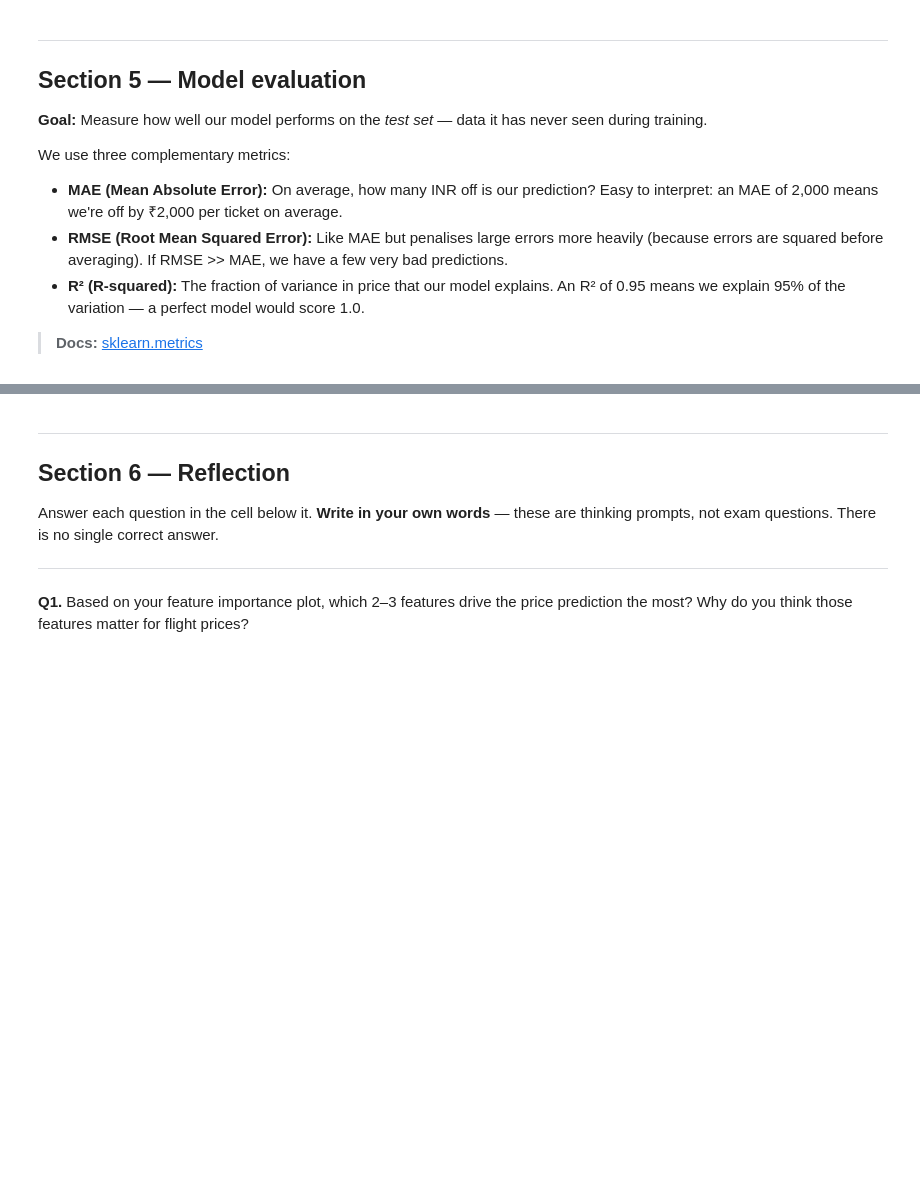
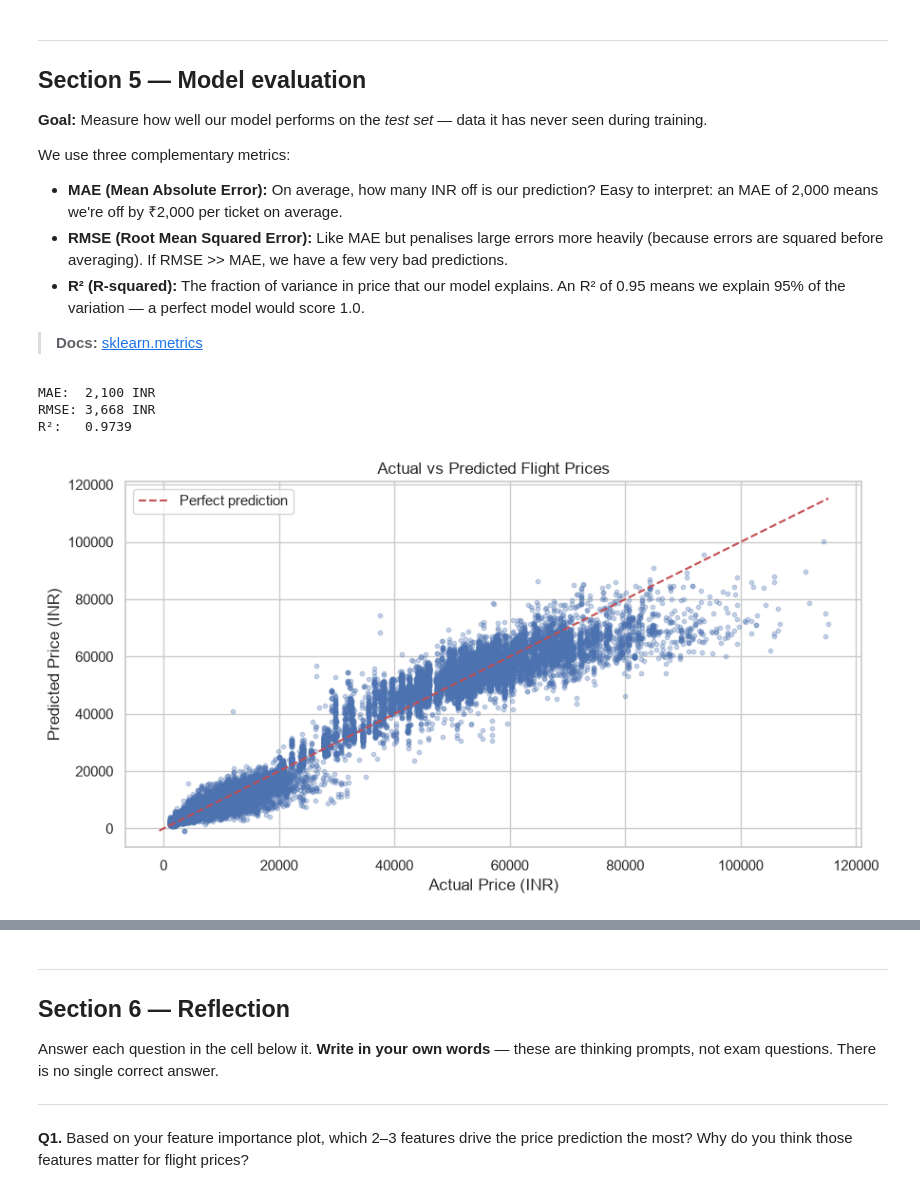
Before and after one commit to TAMU-Aggie-Data-Science-Club/fall2026-american-airlines, a Jupyter notebook: deliverable1/flight_price_prediction.ipynb, the cells around one changed output, grey strips where cells are left out. Cells and saved outputs as stored; diff of their text form; code cells hidden in the pictures; blank space fills up the shorter version.

```diff
--- a/deliverable1/flight_price_prediction.ipynb
+++ b/deliverable1/flight_price_prediction.ipynb
@@ -457,7 +459,7 @@ We use three complementary metrics:
 # TODO: Generate predictions on the test set.
 # Hint: y_pred = model.predict(X_test)
 
-y_pred = None  # TODO
+y_pred = model.predict(X_test)
 
 # TODO: Calculate MAE, RMSE, and R² and print them.
 #
@@ -465,27 +467,39 @@ y_pred = None  # TODO
 # np.sqrt(mean_squared_error(y_test, y_pred))  — note: take sqrt to get RMSE from MSE
 # r2_score(y_test, y_pred)
 
-mae  = None  # TODO
-rmse = None  # TODO
-r2   = None  # TODO
+mae  = mean_absolute_error(y_test, y_pred)
+rmse = np.sqrt(mean_squared_error(y_test, y_pred))
+r2   = r2_score(y_test, y_pred)
 
 print(f'MAE:  {mae:,.0f} INR')
 print(f'RMSE: {rmse:,.0f} INR')
 print(f'R²:   {r2:.4f}')
+# %% [output]
+MAE:  2,100 INR
+RMSE: 3,668 INR
+R²:   0.9739
 # %%
 # TODO: Create an "Actual vs Predicted" scatter plot.
 #
 # Plot y_test on the x-axis and y_pred on the y-axis.
 # Add a diagonal reference line (y = x) — if our model were perfect, all points would
 # fall exactly on this line. Points above the line = we over-predicted; below = under-predicted.
 #
 # Steps:
 #   1. plt.scatter(y_test, y_pred, alpha=0.3, s=10)  — the predictions
+plt.scatter(y_test, y_pred, alpha=0.3, s=10)
 #   2. Compute a range for the reference line:
-#      min_val = min(y_test.min(), y_pred.min())
-#      max_val = max(y_test.max(), y_pred.max())
-#      plt.plot([min_val, max_val], [min_val, max_val], 'r--', label='Perfect prediction')
+min_val = min(y_test.min(), y_pred.min())
+max_val = max(y_test.max(), y_pred.max())
+plt.plot([min_val, max_val], [min_val, max_val], 'r--', label='Perfect prediction')
 #   3. Add axis labels ('Actual Price (INR)', 'Predicted Price (INR)'), a title, and a legend.
+plt.xlabel('Actual Price (INR)')
+plt.ylabel('Predicted Price (INR)')
+plt.title('Actual vs Predicted Flight Prices')
+plt.legend()
+plt.show()
+# %% [output]
+[figure, added]
 # %%
 # TODO: Plot the residuals (errors) as a histogram.
 #
```
Also changed, not shown: parts of 4 cells of this notebook.
